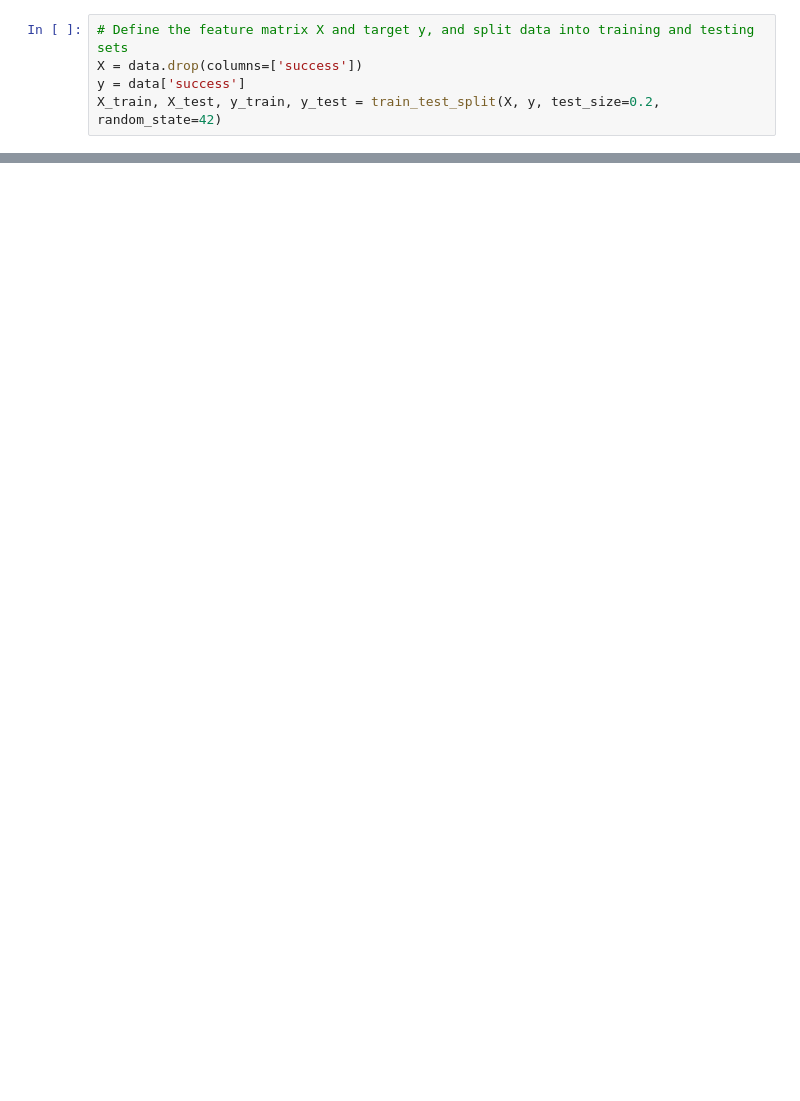
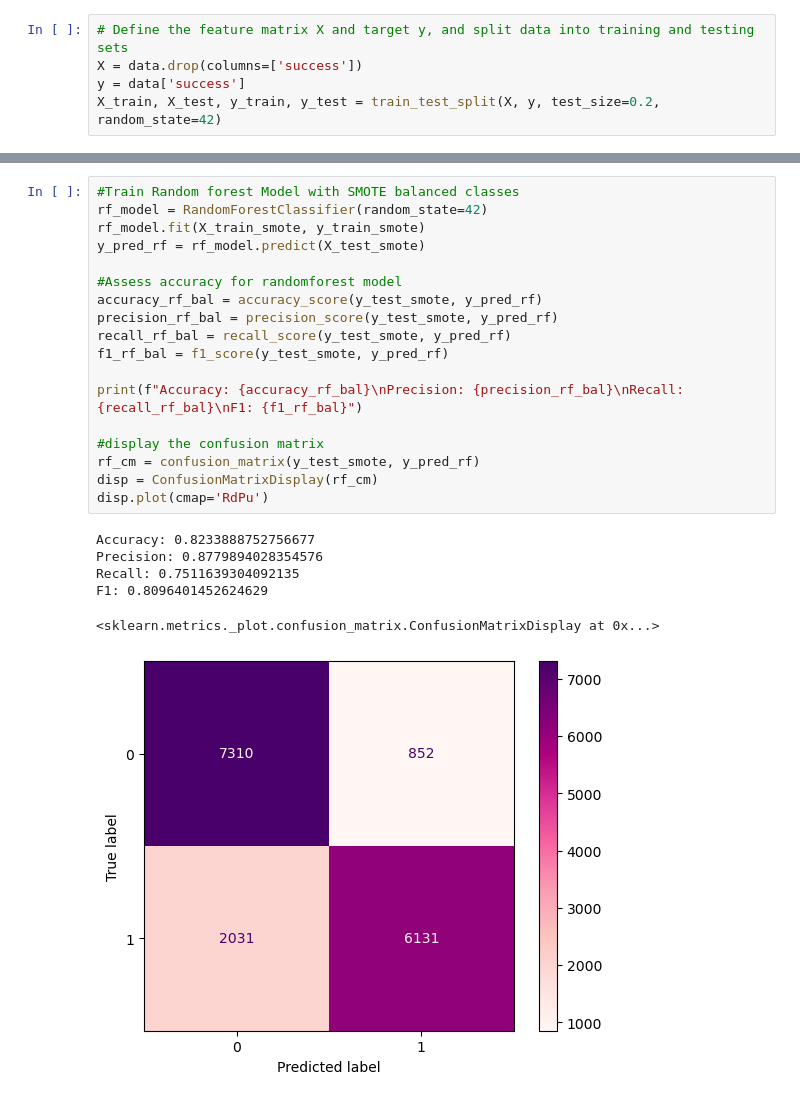
Before and after one commit to phthiessen/IU_CaseStudy, a Jupyter notebook: BaseLineModel.ipynb, the cells around one changed output, grey strips where cells are left out. Cells and saved outputs as stored; diff of their text form; blank space fills up the shorter version.

```diff
--- a/BaseLineModel.ipynb
+++ b/BaseLineModel.ipynb
@@ -83,0 +106,25 @@ plt.show()
+# %%
+#Train Random forest Model with SMOTE balanced classes
+rf_model = RandomForestClassifier(random_state=42)
+rf_model.fit(X_train_smote, y_train_smote)
+y_pred_rf = rf_model.predict(X_test_smote)
+
+#Assess accuracy for randomforest model
+accuracy_rf_bal = accuracy_score(y_test_smote, y_pred_rf)
+precision_rf_bal = precision_score(y_test_smote, y_pred_rf)
+recall_rf_bal = recall_score(y_test_smote, y_pred_rf)
+f1_rf_bal = f1_score(y_test_smote, y_pred_rf)
+
+print(f"Accuracy: {accuracy_rf_bal}\nPrecision: {precision_rf_bal}\nRecall: {recall_rf_bal}\nF1: {f1_rf_bal}")
+
+#display the confusion matrix
+rf_cm = confusion_matrix(y_test_smote, y_pred_rf)
+disp = ConfusionMatrixDisplay(rf_cm)
+disp.plot(cmap='RdPu')
+# %% [output]
+Accuracy: 0.8233888752756677
+Precision: 0.8779894028354576
+Recall: 0.7511639304092135
+F1: 0.8096401452624629
+<sklearn.metrics._plot.confusion_matrix.ConfusionMatrixDisplay at 0x...>
+[figure, added]
```
Also changed, not shown: parts of 11 cells of this notebook.
